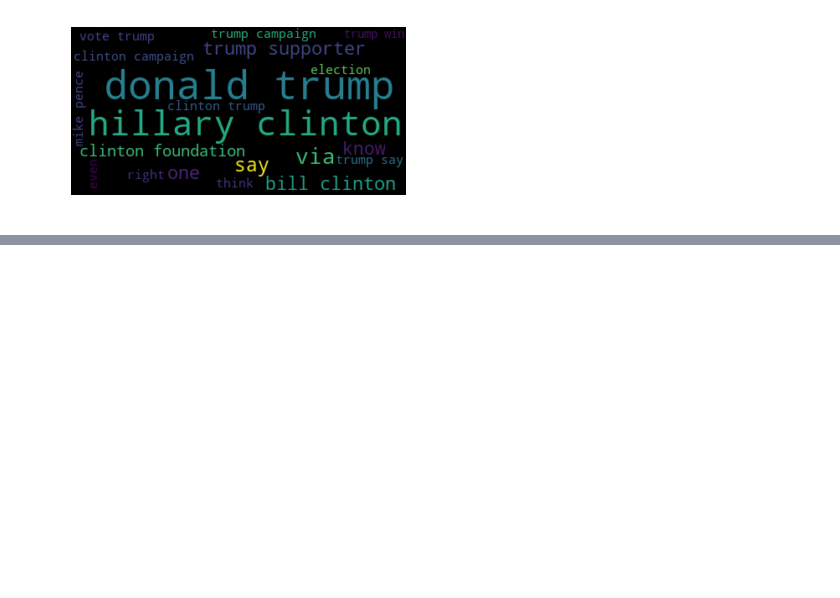
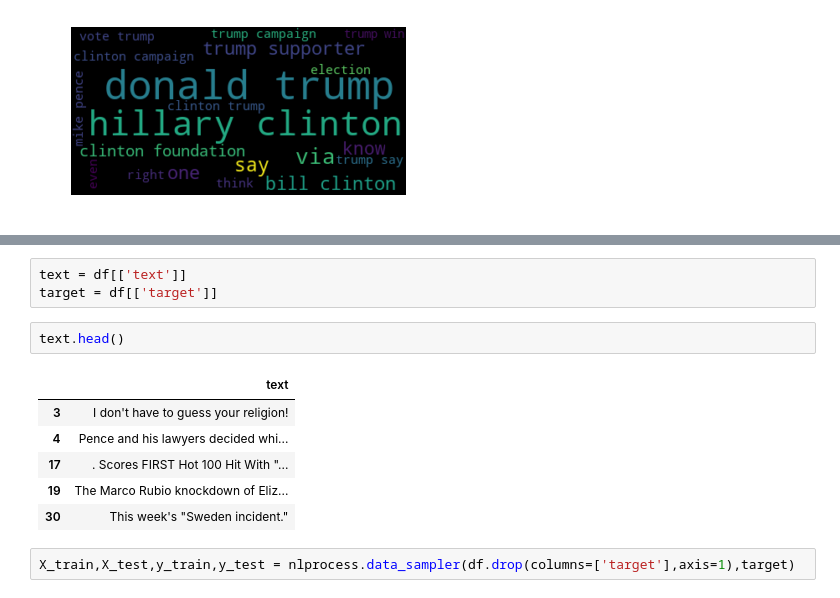
Before and after one commit to vanacorec/Mod3_Project, a Jupyter notebook: AggregateNotebook.ipynb, the cells around one changed output, grey strips where cells are left out. Cells and saved outputs as stored; diff of their text form; blank space fills up the shorter version.

Commit message:
Add text processing and sample splitting
Former-commit-id: 60116e5abf2d584348e3e10dde29b169b794fe8e

```diff
--- a/AggregateNotebook.ipynb
+++ b/AggregateNotebook.ipynb
@@ -127,0 +178,14 @@ nlprocess.create_wordcloud(nontroll_vocab,20)
+# %%
+text = df[['text']]
+target = df[['target']]
+# %%
+text.head()
+# %% [output]
+|  | text |
+| 3 | I don't have to guess your religion! |
+| 4 | Pence and his lawyers decided whi... |
+| 17 | . Scores FIRST Hot 100 Hit With "... |
+| 19 | The Marco Rubio knockdown of Eliz... |
+| 30 | This week's "Sweden incident." |
+# %%
+X_train,X_test,y_train,y_test = nlprocess.data_sampler(df.drop(columns=['target'],axis=1),target)
```
Also changed, not shown: parts of 8 cells of this notebook, 2 other files.
